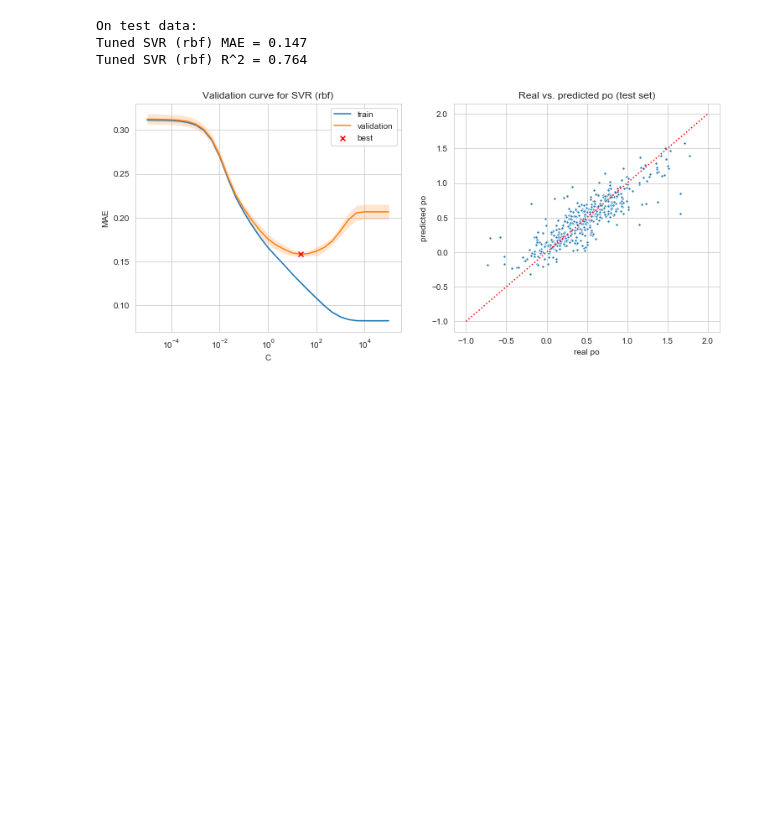
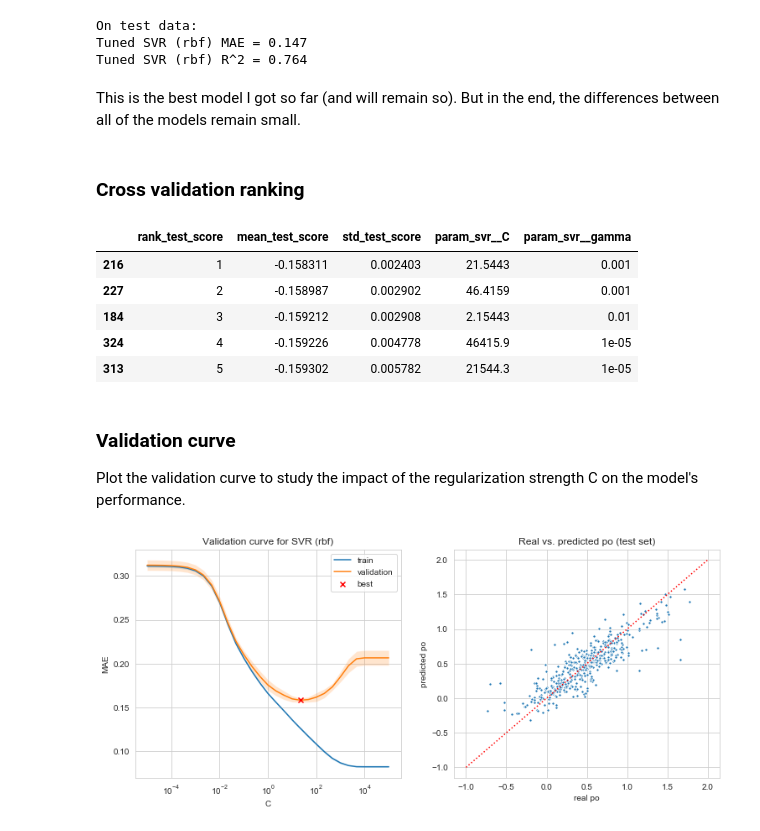
Before and after one commit to jschrein/epfl-exts-adsml-capstone-project, a Jupyter notebook: 04c Support Vector Regression.ipynb, the cells around one changed output. Drawn from its saved outputs; the diff is of its cells as text; code cells hidden in the pictures; blank space fills up the shorter version.

```diff
--- a/04c Support Vector Regression.ipynb
+++ b/04c Support Vector Regression.ipynb
@@ -94,6 +106,26 @@ save_score("svr_rbf", gcv_rbf_test_mae, gcv_rbf_test_r2, os.path.join("data","re
 On test data:
 Tuned SVR (rbf) MAE = 0.147
 Tuned SVR (rbf) R^2 = 0.764
+# %% [markdown]
+This is the best model I got so far (and will remain so). But in the end, the differences between all of the models remain small.
+# %% [markdown]
+### Cross validation ranking
+# %%
+df_gcv_rbf = pd.DataFrame(gcv_rbf.cv_results_)[
+    ['rank_test_score', 'mean_test_score', 'std_test_score', 'param_svr__C', 'param_svr__gamma']
+    ].sort_values(by='rank_test_score')
+df_gcv_rbf.head(5)
+# %% [output]
+|  | rank_test_score | mean_test_score | std_test_score | param_svr__C | param_svr__gamma |
+| 216 | 1 | -0.158311 | 0.002403 | 21.5443 | 0.001 |
+| 227 | 2 | -0.158987 | 0.002902 | 46.4159 | 0.001 |
+| 184 | 3 | -0.159212 | 0.002908 | 2.15443 | 0.01 |
+| 324 | 4 | -0.159226 | 0.004778 | 46415.9 | 1e-05 |
+| 313 | 5 | -0.159302 | 0.005782 | 21544.3 | 1e-05 |
+# %% [markdown]
+### Validation curve
+
+Plot the validation curve to study the impact of the regularization strength C on the model's performance.
 # %%
 sns.set_style('whitegrid')
 def validationcurve_plot(name, param_range, train_scores, valid_scores, ax):
```
Also changed, not shown: parts of 26 cells of this notebook, 5 other files.
